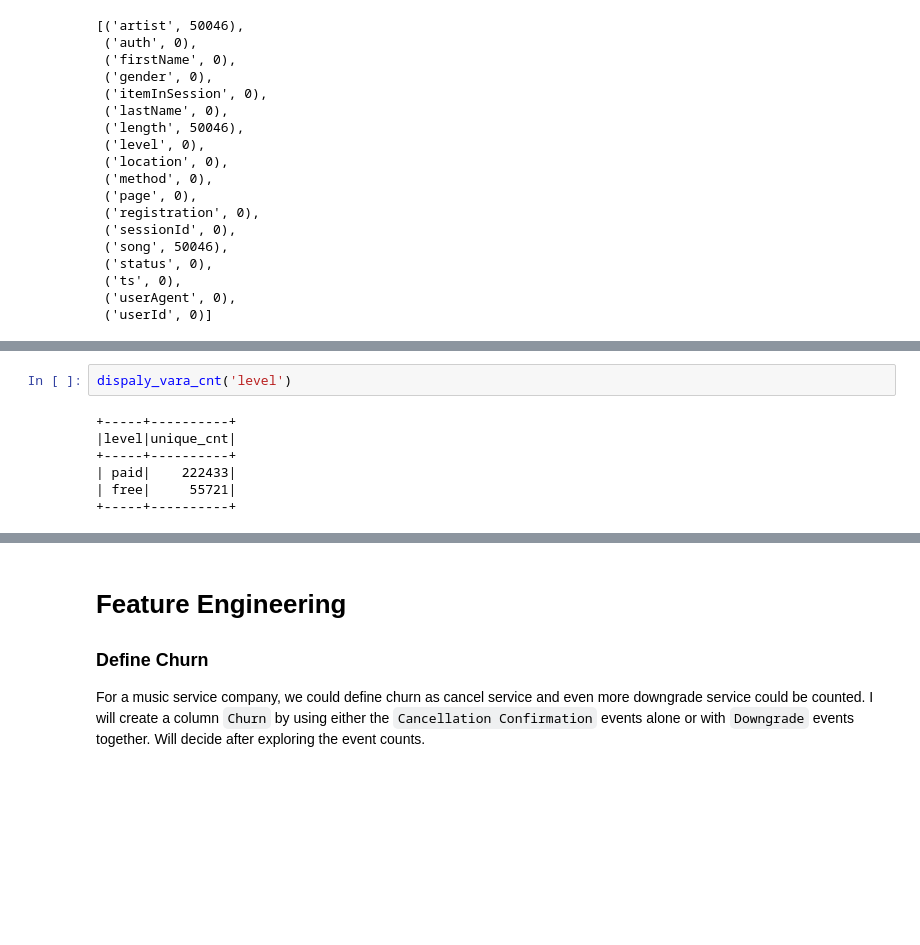
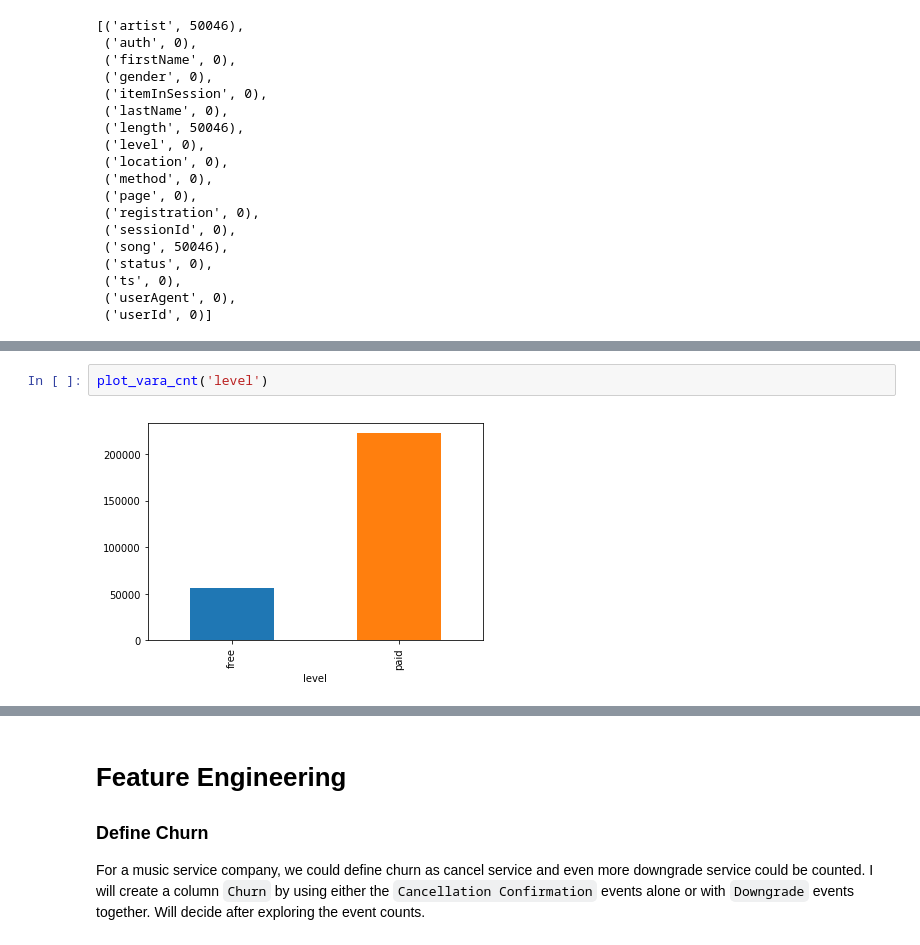
Before and after one commit to luguodata/User-Churn-Prediction-with-Spark, a Jupyter notebook: Churn_Prediction_with_Spark.ipynb, the cells around one changed output, grey strips where cells are left out. Saved outputs shown, nothing was run; the diff lists cells and outputs as text; blank space fills up the shorter version.

```diff
--- a/Churn_Prediction_with_Spark.ipynb
+++ b/Churn_Prediction_with_Spark.ipynb
@@ -253,12 +257,7 @@ dispaly_vara_cnt('itemInSession')
 # %% [output]
 In this dataset, there are total 1311 unique itemInSession
 # %%
-dispaly_vara_cnt('level')
+plot_vara_cnt('level')
 # %% [output]
-+-----+----------+
-|level|unique_cnt|
-+-----+----------+
-| paid|    222433|
-| free|     55721|
-+-----+----------+
+[figure, added]
 # %%
```
Also changed, not shown: parts of 75 cells of this notebook, 1 other file.
